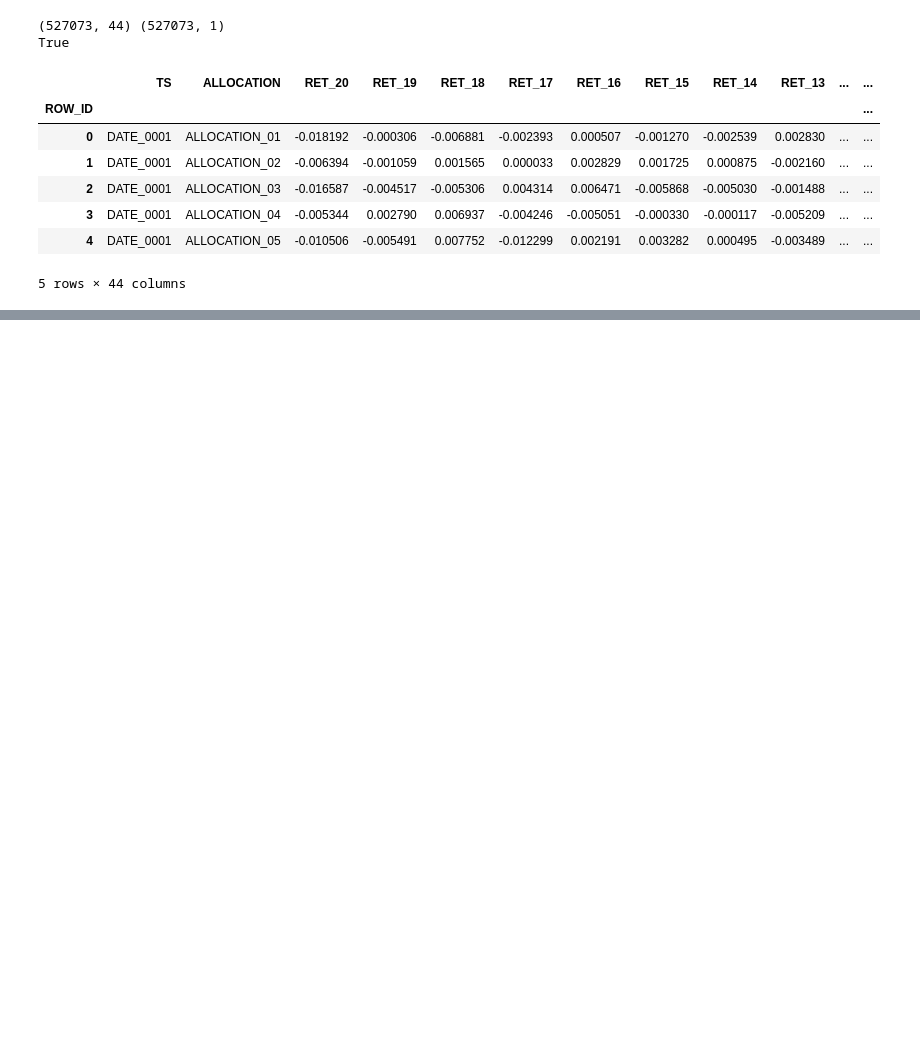
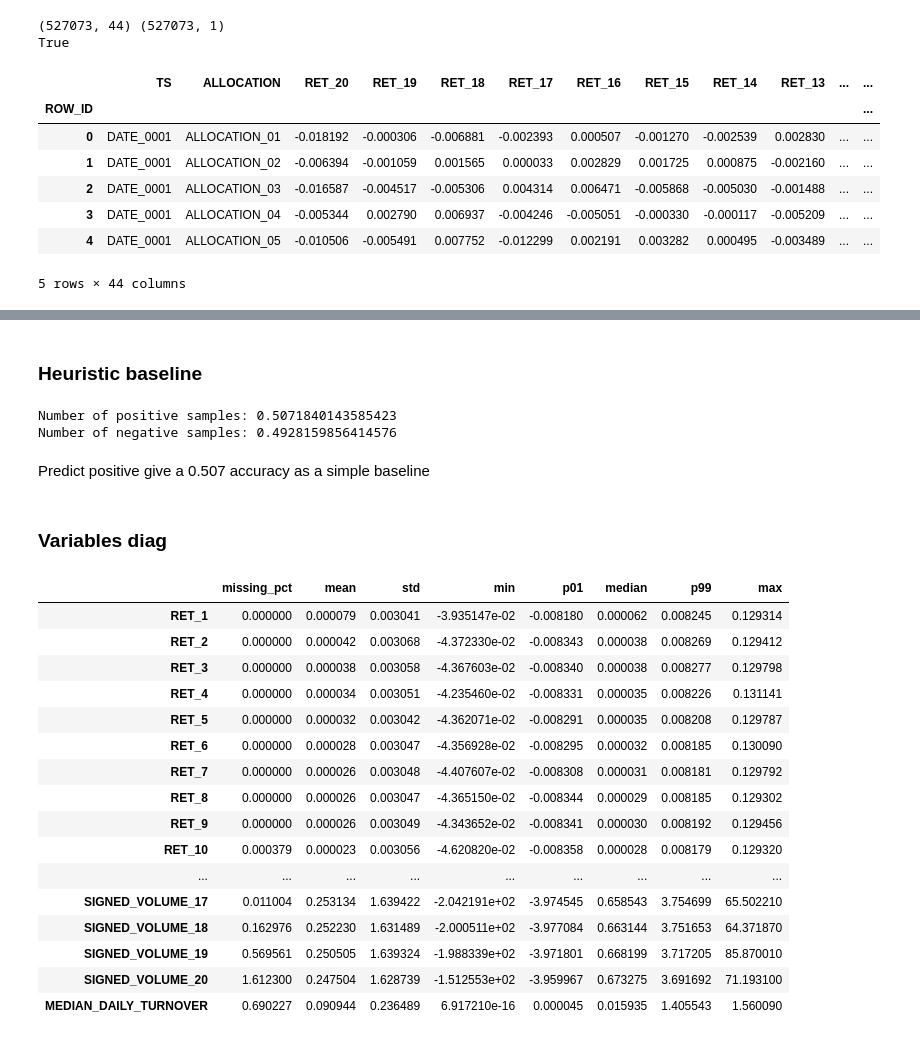
Before and after one commit to reavaquant/qrt-aapf, a Jupyter notebook: notebooks/00_eda.ipynb, the cells around one changed output, grey strips where cells are left out. Cells and saved outputs as stored; diff of their text form; code cells hidden in the pictures; blank space fills up the shorter version.

```diff
--- a/notebooks/00_eda.ipynb
+++ b/notebooks/00_eda.ipynb
@@ -28,0 +71,51 @@ X_train.head()
+# %% [markdown]
+### Heuristic baseline
+# %%
+target = y_train["target"].dropna()
+target_class = (target > 0).astype(int)
+class_proportions = target_class.value_counts(normalize=True)
+print("Number of positive samples:", class_proportions[1])
+print("Number of negative samples:", class_proportions[0])
+# %% [output]
+Number of positive samples: 0.5071840143585423
+Number of negative samples: 0.4928159856414576
+# %% [markdown]
+Predict positive give a 0.507 accuracy as a simple baseline
+# %% [markdown]
+### Variables diag
+# %%
+ret_cat = ["RET_{i}".format(i=i) for i in range(1, 21)]
+sign_volume_cat = ["SIGNED_VOLUME_{i}".format(i=i) for i in range(1, 21)]
+turnover_cat = ["MEDIAN_DAILY_TURNOVER"]
+
+diag = dict()
+for col in ret_cat + sign_volume_cat + turnover_cat:
+    diag[col] = dict()
+    diag[col]["missing_pct"] = X_train[col].isna().sum() / len(X_train) * 100
+    diag[col]["mean"] = X_train[col].mean()
+    diag[col]["std"] = X_train[col].std()
+    diag[col]["min"] = X_train[col].min()
+    diag[col]["p01"] = X_train[col].quantile(0.01)
+    diag[col]["median"] = X_train[col].median()
+    diag[col]["p99"] = X_train[col].quantile(0.99)
+    diag[col]["max"] = X_train[col].max()
+
+pd.DataFrame(diag).T
+# %% [output]
+|  | missing_pct | mean | std | min | p01 | median | p99 | max |
+| RET_1 | 0.000000 | 0.000079 | 0.003041 | -3.935147e-02 | -0.008180 | 0.000062 | 0.008245 | 0.129314 |
+| RET_2 | 0.000000 | 0.000042 | 0.003068 | -4.372330e-02 | -0.008343 | 0.000038 | 0.008269 | 0.129412 |
+| RET_3 | 0.000000 | 0.000038 | 0.003058 | -4.367603e-02 | -0.008340 | 0.000038 | 0.008277 | 0.129798 |
+| RET_4 | 0.000000 | 0.000034 | 0.003051 | -4.235460e-02 | -0.008331 | 0.000035 | 0.008226 | 0.131141 |
+| RET_5 | 0.000000 | 0.000032 | 0.003042 | -4.362071e-02 | -0.008291 | 0.000035 | 0.008208 | 0.129787 |
+| RET_6 | 0.000000 | 0.000028 | 0.003047 | -4.356928e-02 | -0.008295 | 0.000032 | 0.008185 | 0.130090 |
+| RET_7 | 0.000000 | 0.000026 | 0.003048 | -4.407607e-02 | -0.008308 | 0.000031 | 0.008181 | 0.129792 |
+| RET_8 | 0.000000 | 0.000026 | 0.003047 | -4.365150e-02 | -0.008344 | 0.000029 | 0.008185 | 0.129302 |
+| RET_9 | 0.000000 | 0.000026 | 0.003049 | -4.343652e-02 | -0.008341 | 0.000030 | 0.008192 | 0.129456 |
+| RET_10 | 0.000379 | 0.000023 | 0.003056 | -4.620820e-02 | -0.008358 | 0.000028 | 0.008179 | 0.129320 |
+| ... | ... | ... | ... | ... | ... | ... | ... | ... |
+| SIGNED_VOLUME_17 | 0.011004 | 0.253134 | 1.639422 | -2.042191e+02 | -3.974545 | 0.658543 | 3.754699 | 65.502210 |
+| SIGNED_VOLUME_18 | 0.162976 | 0.252230 | 1.631489 | -2.000511e+02 | -3.977084 | 0.663144 | 3.751653 | 64.371870 |
+| SIGNED_VOLUME_19 | 0.569561 | 0.250505 | 1.639324 | -1.988339e+02 | -3.971801 | 0.668199 | 3.717205 | 85.870010 |
+| SIGNED_VOLUME_20 | 1.612300 | 0.247504 | 1.628739 | -1.512553e+02 | -3.959967 | 0.673275 | 3.691692 | 71.193100 |
+| MEDIAN_DAILY_TURNOVER | 0.690227 | 0.090944 | 0.236489 | 6.917210e-16 | 0.000045 | 0.015935 | 1.405543 | 1.560090 |
```
Also changed, not shown: parts of 14 cells of this notebook.
